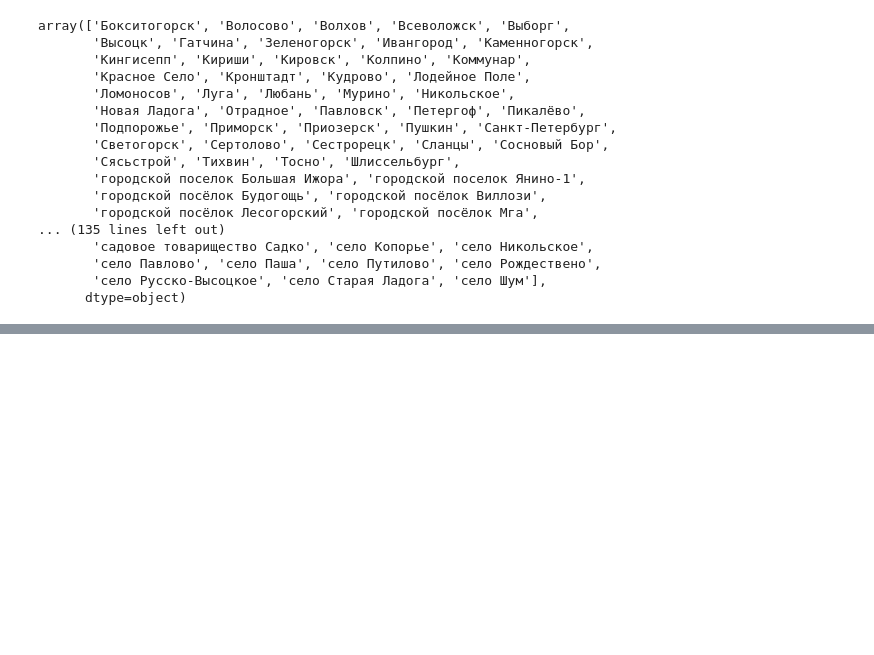
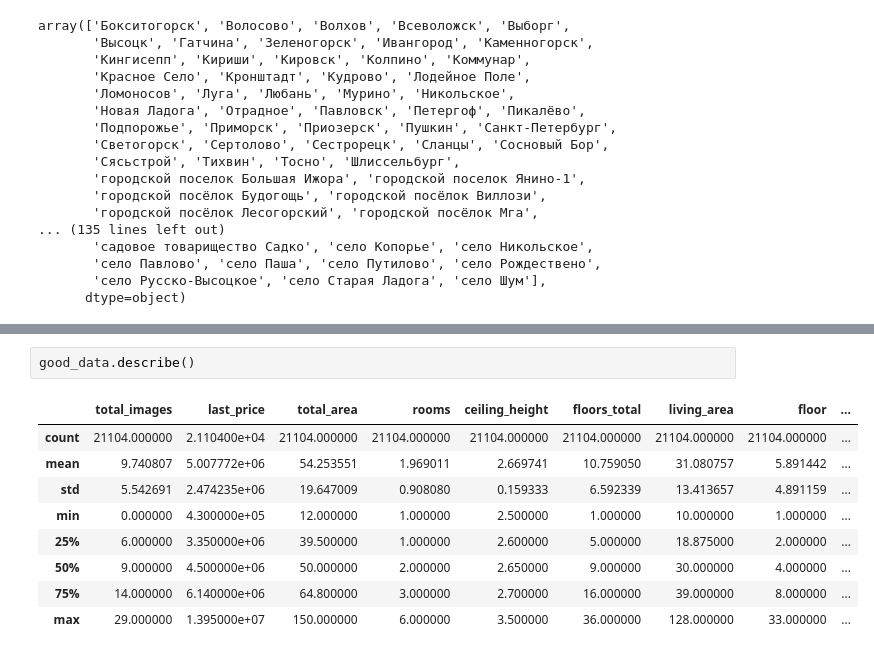
Before and after one commit to ivangolt/yandex_practicum-ds, a Jupyter notebook: 05.estate_data/Исследование объявлений о продаже квартир.ipynb, the cells around one changed output, grey strips where cells are left out. Cells and saved outputs as stored; diff of their text form; blank space fills up the shorter version.

```diff
--- a/05.estate_data/Исследование объявлений о продаже квартир.ipynb
+++ b/05.estate_data/Исследование объявлений о продаже квартир.ipynb
@@ -453,0 +522,12 @@ data.living_area.hist(bins=10)
+# %%
+good_data.describe()
+# %% [output]
+|  | total_images | last_price | total_area | rooms | ceiling_height | floors_total | living_area | floor | ... |
+| count | 21104.000000 | 2.110400e+04 | 21104.000000 | 21104.000000 | 21104.000000 | 21104.000000 | 21104.000000 | 21104.000000 | ... |
+| mean | 9.740807 | 5.007772e+06 | 54.253551 | 1.969011 | 2.669741 | 10.759050 | 31.080757 | 5.891442 | ... |
+| std | 5.542691 | 2.474235e+06 | 19.647009 | 0.908080 | 0.159333 | 6.592339 | 13.413657 | 4.891159 | ... |
+| min | 0.000000 | 4.300000e+05 | 12.000000 | 1.000000 | 2.500000 | 1.000000 | 10.000000 | 1.000000 | ... |
+| 25% | 6.000000 | 3.350000e+06 | 39.500000 | 1.000000 | 2.600000 | 5.000000 | 18.875000 | 2.000000 | ... |
+| 50% | 9.000000 | 4.500000e+06 | 50.000000 | 2.000000 | 2.650000 | 9.000000 | 30.000000 | 4.000000 | ... |
+| 75% | 14.000000 | 6.140000e+06 | 64.800000 | 3.000000 | 2.700000 | 16.000000 | 39.000000 | 8.000000 | ... |
+| max | 29.000000 | 1.395000e+07 | 150.000000 | 6.000000 | 3.500000 | 36.000000 | 128.000000 | 33.000000 | ... |
```
Also changed, not shown: parts of 42 cells of this notebook.
